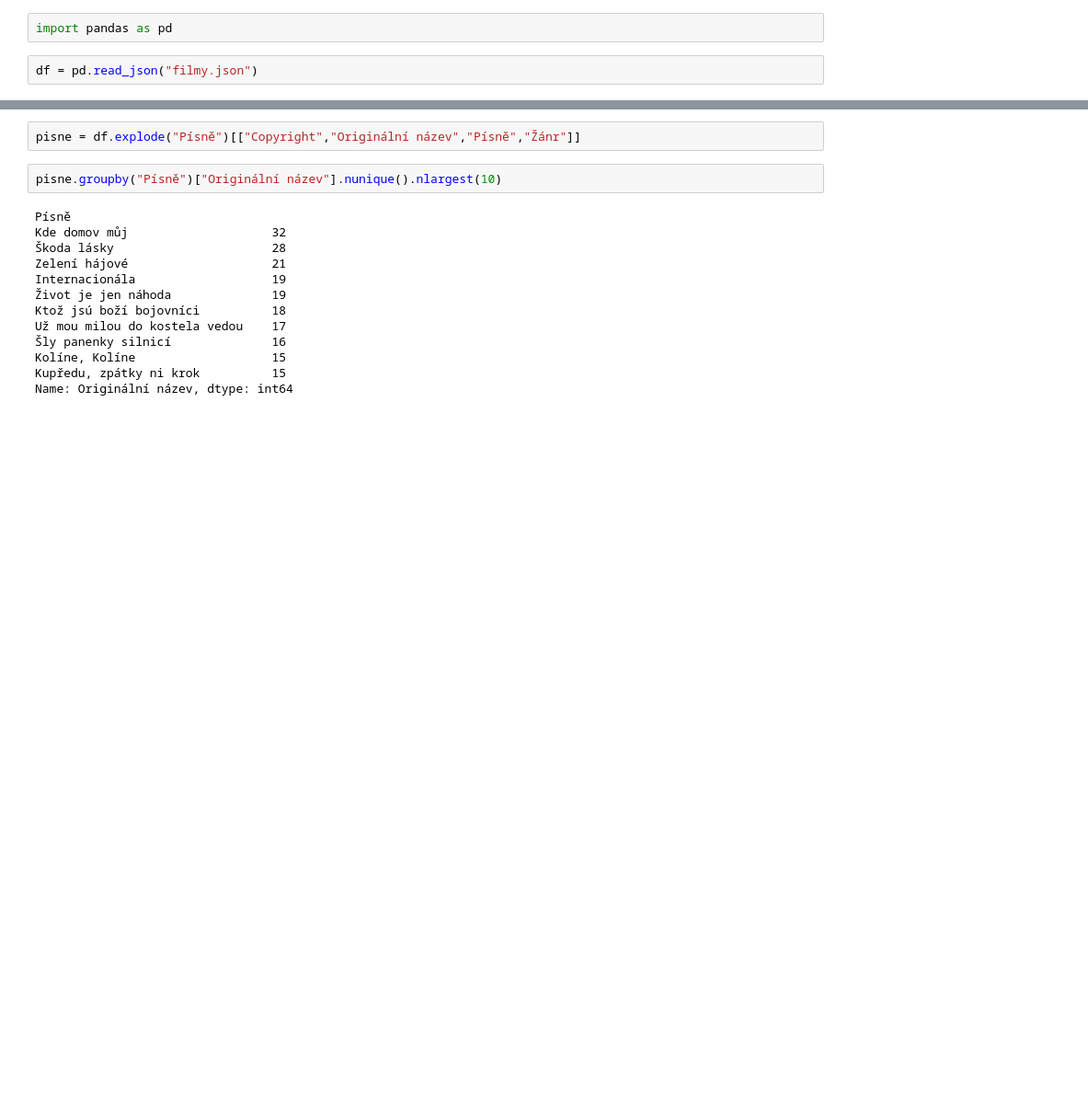
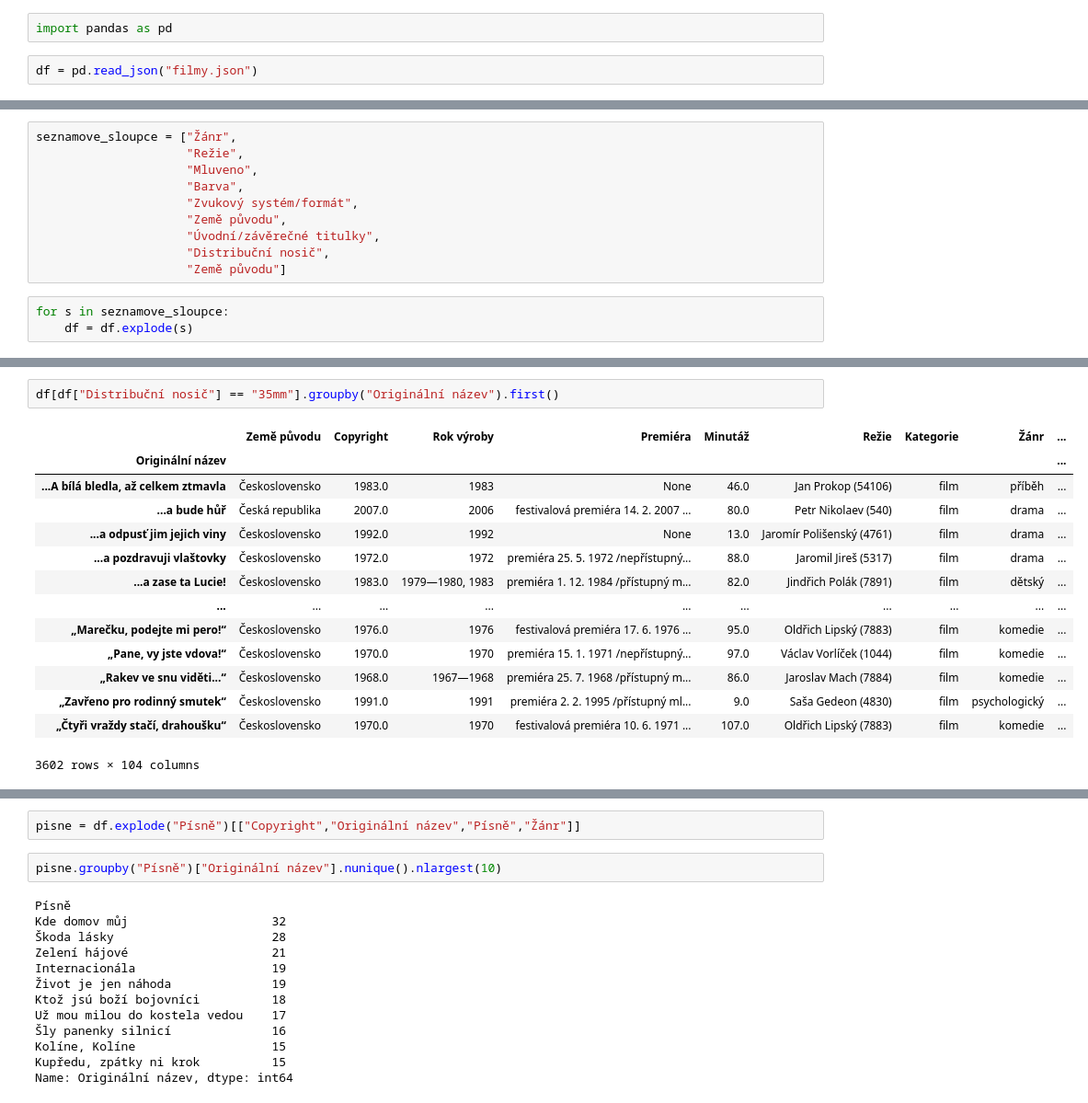
Before and after one commit to DataRozhlas/filmovy-prehled, a Jupyter notebook: 10 explorace filmů.ipynb, the cells around one changed output, grey strips where cells are left out. Shown at 92% size. Cells and saved outputs as stored; diff of their text form; blank space fills up the shorter version.

```diff
--- a/10 explorace filmů.ipynb
+++ b/10 explorace filmů.ipynb
@@ -20,0 +23,13 @@ df
+# %%
+seznamove_sloupce = ["Žánr",
+                     "Režie",
+                     "Mluveno",
+                     "Barva",
+                     "Zvukový systém/formát",
+                     "Země původu",
+                     "Úvodní/závěrečné titulky",
+                     "Distribuční nosič",
+                     "Země původu"]
+# %%
+for s in seznamove_sloupce:
+    df = df.explode(s)
@@ -20,0 +83,17 @@ df
+# %%
+df[df["Distribuční nosič"] == "35mm"].groupby("Originální název").first()
+# %% [output]
+|  | Země původu | Copyright | Rok výroby | Premiéra | Minutáž | Režie | Kategorie | Žánr | ... |
+| Originální název |  |  |  |  |  |  |  |  | ... |
+| ...A bílá bledla, až celkem ztmavla | Československo | 1983.0 | 1983 | None | 46.0 | Jan Prokop (54106) | film | příběh | ... |
+| ...a bude hůř | Česká republika | 2007.0 | 2006 | festivalová premiéra 14. 2. 2007 ... | 80.0 | Petr Nikolaev (540) | film | drama | ... |
+| ...a odpusť jim jejich viny | Československo | 1992.0 | 1992 | None | 13.0 | Jaromír Polišenský (4761) | film | drama | ... |
+| ...a pozdravuji vlaštovky | Československo | 1972.0 | 1972 | premiéra 25. 5. 1972 /nepřístupný... | 88.0 | Jaromil Jireš (5317) | film | drama | ... |
+| ...a zase ta Lucie! | Československo | 1983.0 | 1979—1980, 1983 | premiéra 1. 12. 1984 /přístupný m... | 82.0 | Jindřich Polák (7891) | film | dětský | ... |
+| ... | ... | ... | ... | ... | ... | ... | ... | ... | ... |
+| „Marečku, podejte mi pero!“ | Československo | 1976.0 | 1976 | festivalová premiéra 17. 6. 1976 ... | 95.0 | Oldřich Lipský (7883) | film | komedie | ... |
+| „Pane, vy jste vdova!“ | Československo | 1970.0 | 1970 | premiéra 15. 1. 1971 /nepřístupný... | 97.0 | Václav Vorlíček (1044) | film | komedie | ... |
+| „Rakev ve snu viděti...“ | Československo | 1968.0 | 1967—1968 | premiéra 25. 7. 1968 /přístupný m... | 86.0 | Jaroslav Mach (7884) | film | komedie | ... |
+| „Zavřeno pro rodinný smutek“ | Československo | 1991.0 | 1991 | premiéra 2. 2. 1995 /přístupný ml... | 9.0 | Saša Gedeon (4830) | film | psychologický | ... |
+| „Čtyři vraždy stačí, drahoušku“ | Československo | 1970.0 | 1970 | festivalová premiéra 10. 6. 1971 ... | 107.0 | Oldřich Lipský (7883) | film | komedie | ... |
+3602 rows × 104 columns
```
Also changed, not shown: parts of 17 cells of this notebook, 6 other files.
